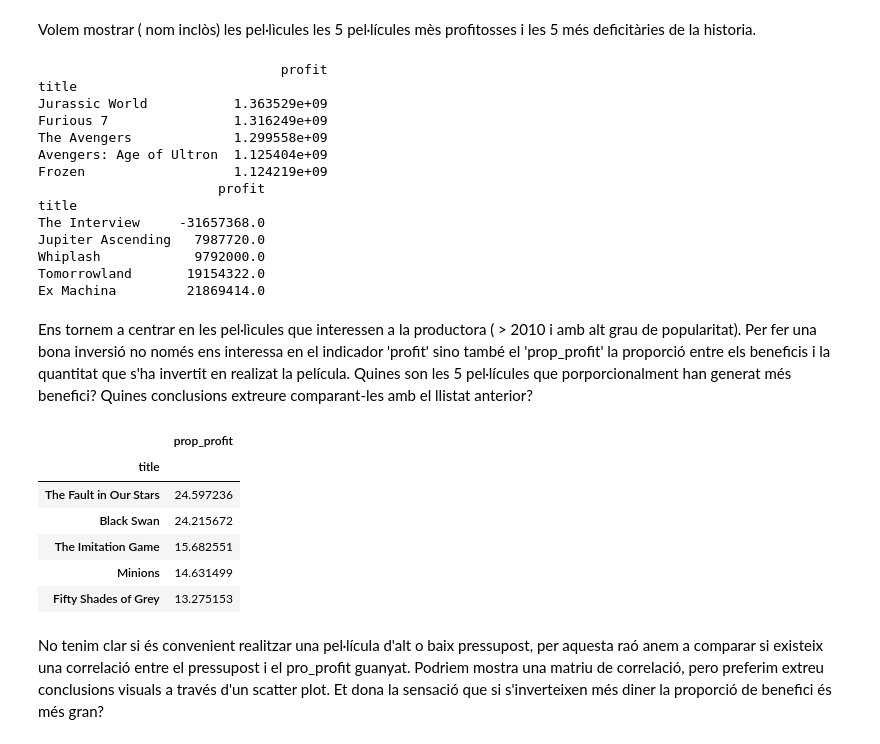
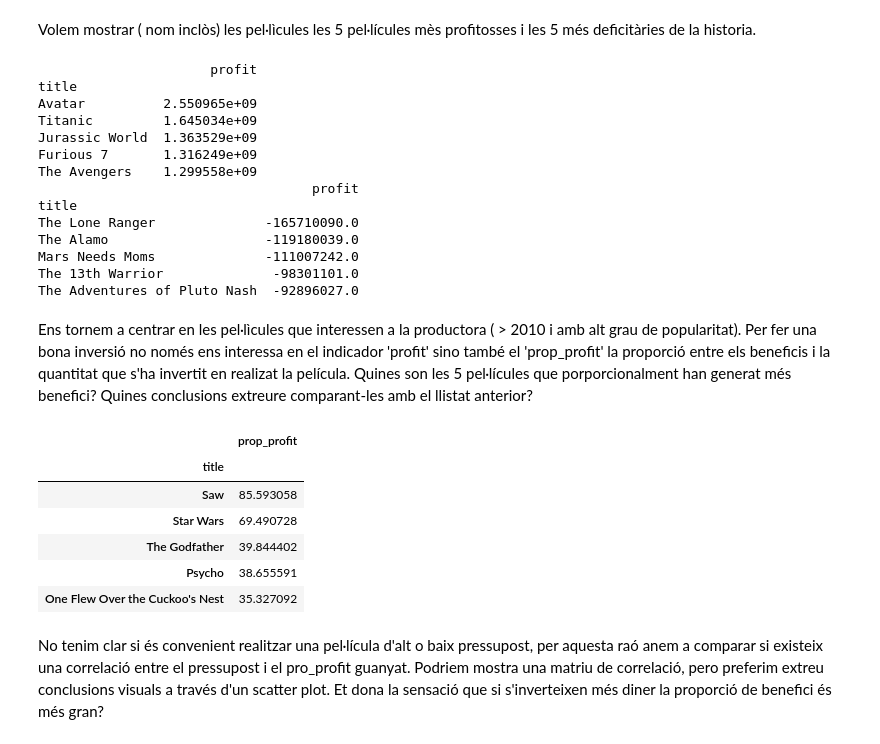
Before and after one commit to gcfp/M03, a Jupyter notebook: projecte-evaluable-1/EDA_Movies_alum.ipynb, the cells around one changed output. Saved outputs shown, nothing was run; the diff lists cells and outputs as text; code cells hidden in the pictures.

```diff
--- a/projecte-evaluable-1/EDA_Movies_alum.ipynb
+++ b/projecte-evaluable-1/EDA_Movies_alum.ipynb
@@ -101,8 +109,8 @@ print(movies_ds['year'].min())
 L'empresa considera que els gustos han canviat molt durant els últims anys, aixi que nomès l'interessen les dades desde el 2010. ¿De cuàntes dades disposem? ¿De cuàntes dades disposem?
 # %%
 #Filtrem el nostre dataset
-movies_ds = movies_ds.query('year > 2009')
-movies_ds.shape
+peliculesDesde2010 = movies_ds.query('year > 2009')
+peliculesDesde2010.shape
 # %% [output]
 (1446, 5)
 # %% [markdown]
@@ -122,8 +130,8 @@ plt.show()
 ¿Què passa al 2017, quin és el motiu? Igualment aquesta devadalla és molt extranya, és probalble a que en alguns anys s'hagin realitzat moltes més pel·lícules i que per aquesta raó la mitja sigui molt més alta. Anem a fer el mateix procediment amb la mitja
 # %%
 # Agrupem i obtenir la mitja de la popularitat (no tenim en compte 2017)
-movies_ds = movies_ds.query('year != 2017')
-mitjaPopularitat = movies_ds.groupby('year').agg({'popularity':'mean'})
+peliculesDesde2010 = peliculesDesde2010.query('year != 2017')
+mitjaPopularitat = peliculesDesde2010.groupby('year').agg({'popularity':'mean'})
 #mostre la variació temporal
 mitjaPopularitat.plot(kind='line')
 plt.title("Variació temporal mitja")
@@ -140,9 +148,9 @@ No
 Un cop decidit que val la pena realitzar una pel·lìcula, haurem de valorar de quina gènere val la pena en funció de la seva valoració. Primer de tot mostrarem la puntuació mitja de les pel·lícules i les 10 pel·lìcules més valorades. Mostra únicament el nom i el títol de la pel·lìcula ( i el index que surt per defecte)
 # %%
 #Haurem de fer una join entre els dos datasets implicats (recordar que nomès ens interesa pel·lìcules a partir del 2010)
-movies_ds = pd.merge(movies_ds, ratings_ds, how='inner')
+movies_ratings_ds = pd.merge(movies_ds, ratings_ds, how='inner')
 # Nomès ens interessa les grans produccions, pel·lìcules amb més de 60k de popularitat i més de 2000 valoracions
-movies_ds = movies_ds.query('popularity > 60 and vote_count > 2000')
+peliculesMesValorades = movies_ratings_ds.query('popularity > 60 and vote_count > 2000')
 #Mostrem pel·lìcules
-movies_ds.head()
+peliculesMesValorades.sort_values(by='vote_average', ascending=False)[['title','vote_average']].head(10)
 # %% [output]
@@ -156,10 +169,10 @@ movies_ds.head()
 De les pel·lìcules que ens interessa pel nostre anàlisis ( més de 60k de popularitat i més de 2000 valoracions) obtindrem el seu gènere per mostra gràficament la mitja per gènere.
 # %%
 #Mirem primer el tamany del nostre dataset filtrar
-print(movies_ds.shape)
+print(peliculesMesValorades.shape)
 #Realitzem la join
-movies_ds = pd.merge(movies_ds, movie_to_genres_ds, left_on='id', right_on='movie_id')
-movies_ds = movies_ds.drop(columns=['movie_id'])
+peliculesMesValorades = pd.merge(peliculesMesValorades, movie_to_genres_ds, left_on='id', right_on='movie_id')
+peliculesMesValorades = peliculesMesValorades.drop(columns=['movie_id'])
 #Mirem el tamany del data set resultant
-print(movies_ds.shape)
+print(peliculesMesValorades.shape)
 # %% [output]
@@ -219,41 +235,42 @@ Volem mostrar ( nom inclòs) les pel·lìcules les 5 pel·lícules mès profitos
 #Calculem la columna profit
 financial_ds["profit"] = financial_ds["revenue"] - financial_ds["budget"]
 #Merge amb movies
-movies_ds = movies_ds.merge(financial_ds, how='inner')
+movies_financial_ds = pd.merge(movies_ds, financial_ds, how='inner')
 #Mostrem 5 millors i 5 pitjors
-print(movies_ds.groupby('title').agg({'profit':'max'}).sort_values(by='profit', ascending=False).head())
-print(movies_ds.groupby('title').agg({'profit':'max'}).sort_values(by='profit').head())
+print(movies_financial_ds.groupby('title').agg({'profit':'max'}).sort_values(by='profit', ascending=False).head())
+print(movies_financial_ds.groupby('title').agg({'profit':'max'}).sort_values(by='profit').head())
 # %% [output]
-                               profit
+                      profit
 title
-Jurassic World           1.363529e+09
-Furious 7                1.316249e+09
-The Avengers             1.299558e+09
-Avengers: Age of Ultron  1.125404e+09
-Frozen                   1.124219e+09
-                       profit
+Avatar          2.550965e+09
+Titanic         1.645034e+09
+Jurassic World  1.363529e+09
+Furious 7       1.316249e+09
+The Avengers    1.299558e+09
+                                   profit
 title
-The Interview     -31657368.0
-Jupiter Ascending   7987720.0
-Whiplash            9792000.0
-Tomorrowland       19154322.0
-Ex Machina         21869414.0
+The Lone Ranger              -165710090.0
+The Alamo                    -119180039.0
+Mars Needs Moms              -111007242.0
+The 13th Warrior              -98301101.0
+The Adventures of Pluto Nash  -92896027.0
 # %% [markdown]
 Ens tornem a centrar en les pel·lìcules que interessen a la productora ( > 2010 i amb alt grau de popularitat). Per fer una bona inversió no només ens interessa en el indicador 'profit' sino també el 'prop_profit' la proporció entre els beneficis i la quantitat que s'ha invertit en realizat la película. Quines son les 5 pel·lícules que porporcionalment han generat més benefici? Quines conclusions extreure comparant-les amb el llistat anterior?
 # %%
+peliculesMesValorades = pd.merge(peliculesMesValorades, financial_ds, how='inner')
 #Crear nova columna
-movies_ds['prop_profit'] = movies_ds['profit'] / movies_ds['budget']
+peliculesMesValorades['prop_profit'] = peliculesMesValorades['profit'] / peliculesMesValorades['budget']
 
 #Mostrar llistat
-movies_ds.groupby('title').agg({'prop_profit':'max'}).sort_values(by='prop_profit', ascending=False).head()
+peliculesMesValorades.groupby('title').agg({'prop_profit':'max'}).sort_values(by='prop_profit', ascending=False).head()
 # %% [output]
 |  | prop_profit |
 | title |  |
-| The Fault in Our Stars | 24.597236 |
-| Black Swan | 24.215672 |
-| The Imitation Game | 15.682551 |
-| Minions | 14.631499 |
-| Fifty Shades of Grey | 13.275153 |
+| Saw | 85.593058 |
+| Star Wars | 69.490728 |
+| The Godfather | 39.844402 |
+| Psycho | 38.655591 |
+| One Flew Over the Cuckoo's Nest | 35.327092 |
 # %% [markdown]
 No tenim clar si és convenient realitzar una pel·lícula d'alt o baix pressupost, per aquesta raó anem a comparar si existeix una correlació entre el pressupost i el pro_profit guanyat. Podriem mostra una matriu de correlació, pero preferim extreu conclusions visuals a través d'un scatter plot. Et dona la sensació que si s'inverteixen més diner la proporció de benefici és més gran?
 # %%
```
Also changed, not shown: parts of 13 cells of this notebook.
